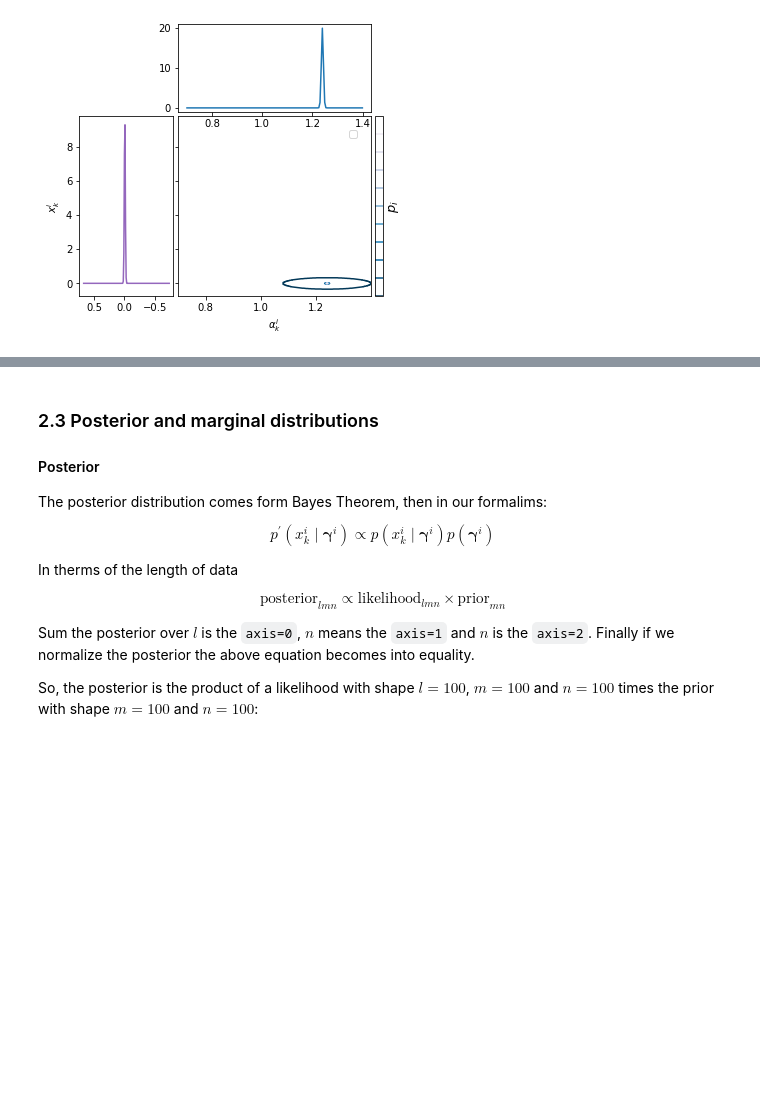
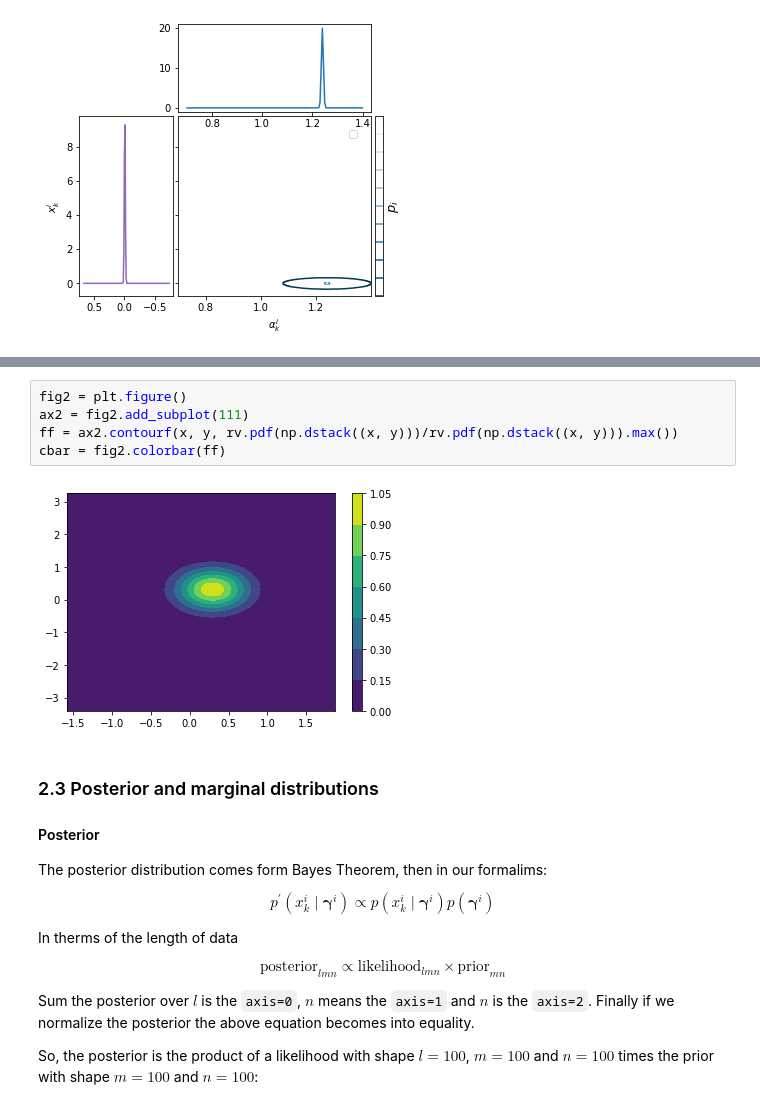
Before and after one commit to fjbautistas/kde_example, a Jupyter notebook: Marginal_Distributions.ipynb, the cells around one changed output, grey strips where cells are left out. Cells and saved outputs as stored; diff of their text form; blank space fills up the shorter version.

```diff
--- a/Marginal_Distributions.ipynb
+++ b/Marginal_Distributions.ipynb
@@ -271,3 +297,10 @@ No handles with labels found to put in legend.
+# %%
+fig2 = plt.figure()
+ax2 = fig2.add_subplot(111)
+ff = ax2.contourf(x, y, rv.pdf(np.dstack((x, y)))/rv.pdf(np.dstack((x, y))).max())
+cbar = fig2.colorbar(ff)
+# %% [output]
+[figure, added]
 # %% [markdown]
 ### 2.3 Posterior and marginal distributions
 
```
Also changed, not shown: parts of 9 cells of this notebook.
